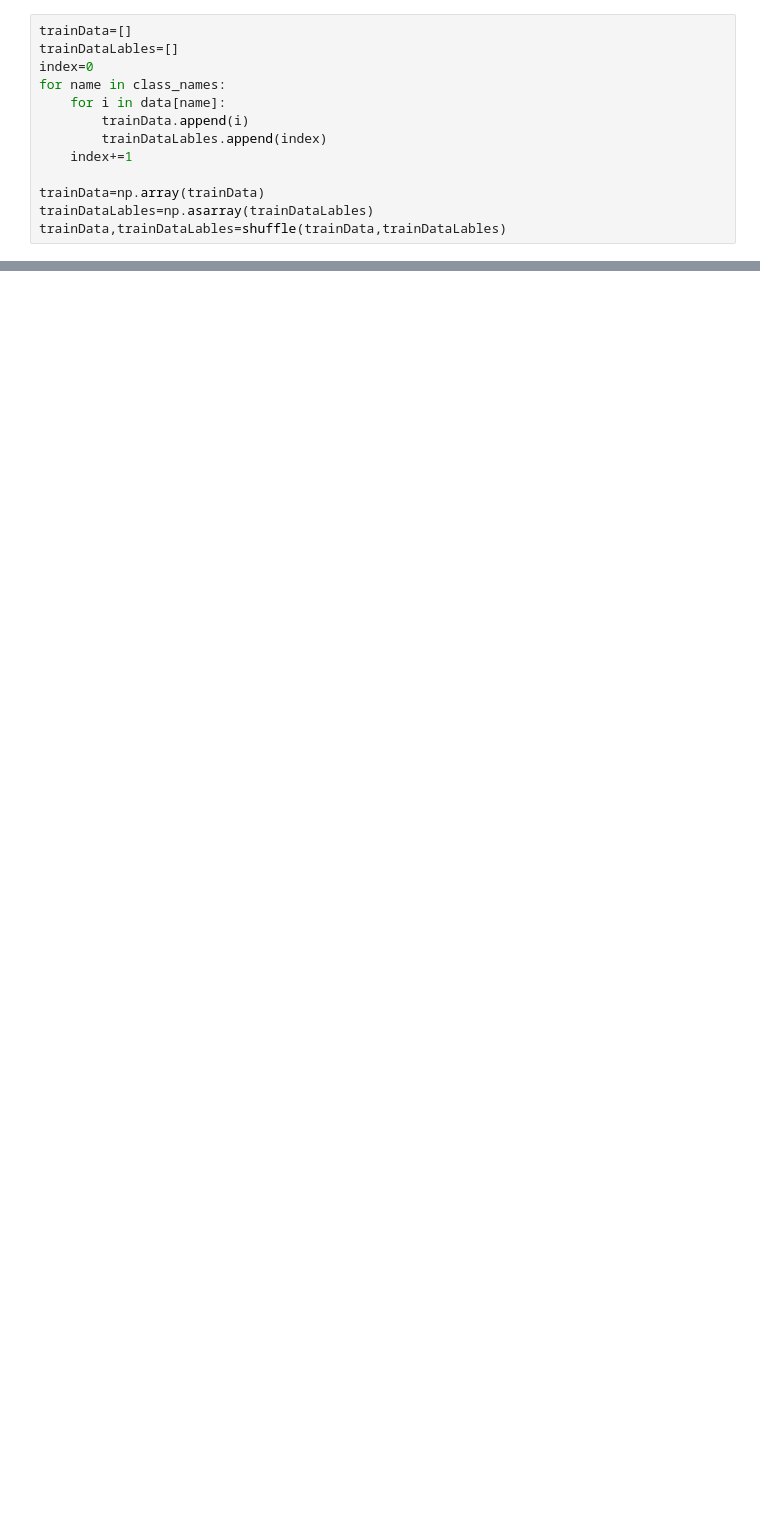
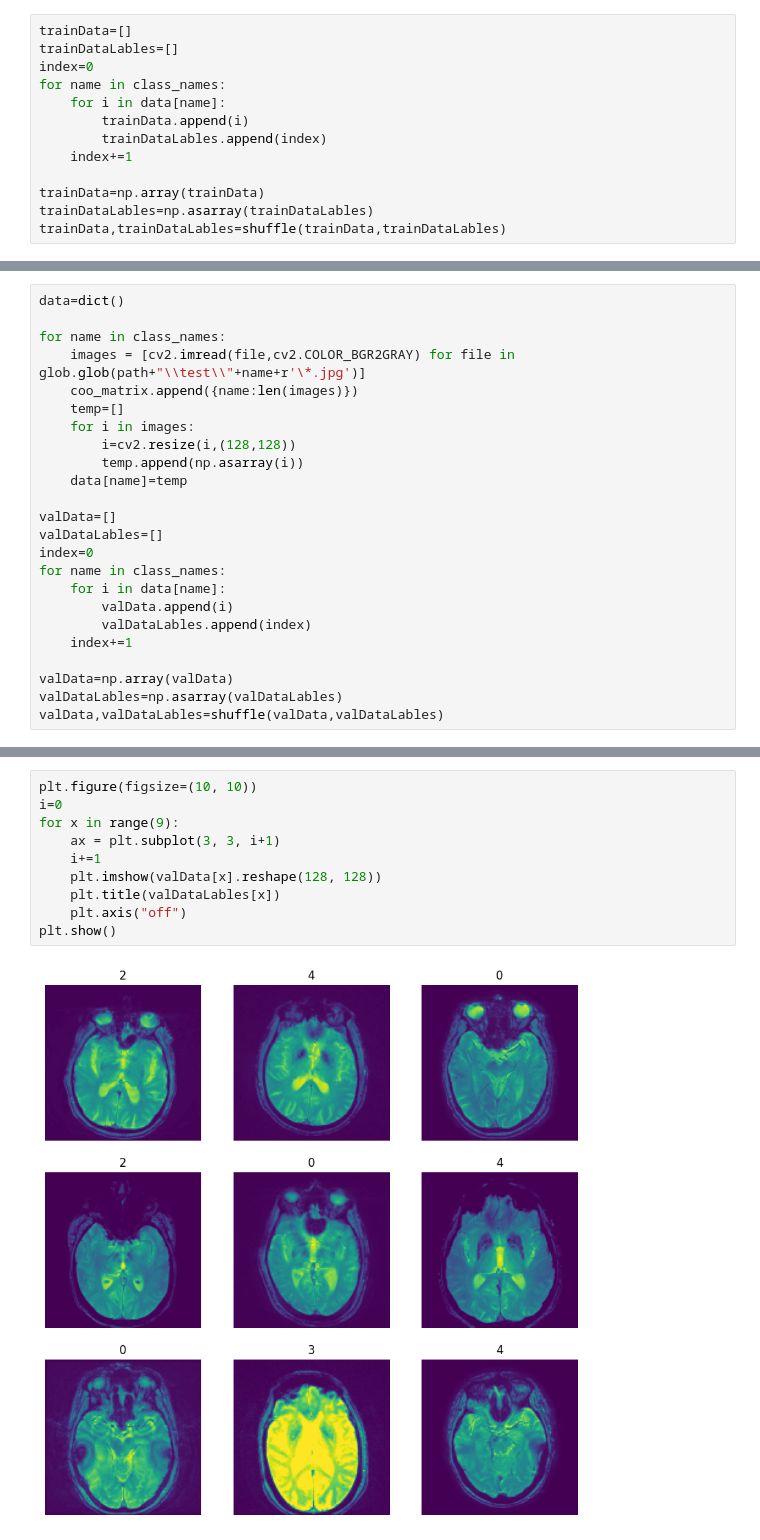
Before and after one commit to Matr1x01/Alzheimer, a Jupyter notebook: dataRead_save.ipynb, the cells around one changed output, grey strips where cells are left out. Drawn from its saved outputs; the diff is of its cells as text; blank space fills up the shorter version.

```diff
--- a/dataRead_save.ipynb
+++ b/dataRead_save.ipynb
@@ -74,0 +95,24 @@ trainData,trainDataLables=shuffle(trainData,trainDataLables)
+# %%
+data=dict()
+
+for name in class_names:
+    images = [cv2.imread(file,cv2.COLOR_BGR2GRAY) for file in glob.glob(path+"\\test\\"+name+r'\*.jpg')]
+    coo_matrix.append({name:len(images)})
+    temp=[]
+    for i in images:
+        i=cv2.resize(i,(128,128))
+        temp.append(np.asarray(i))
+    data[name]=temp
+
+valData=[]
+valDataLables=[]
+index=0
+for name in class_names:
+    for i in data[name]:
+        valData.append(i)
+        valDataLables.append(index)
+    index+=1
+
+valData=np.array(valData)
+valDataLables=np.asarray(valDataLables)
+valData,valDataLables=shuffle(valData,valDataLables)
@@ -74,0 +137,12 @@ trainData,trainDataLables=shuffle(trainData,trainDataLables)
+# %%
+plt.figure(figsize=(10, 10))
+i=0
+for x in range(9):
+    ax = plt.subplot(3, 3, i+1)
+    i+=1
+    plt.imshow(valData[x].reshape(128, 128))
+    plt.title(valDataLables[x])
+    plt.axis("off")
+plt.show()
+# %% [output]
+[figure, added]
```
Also changed, not shown: parts of 9 cells of this notebook, 12 other files.
